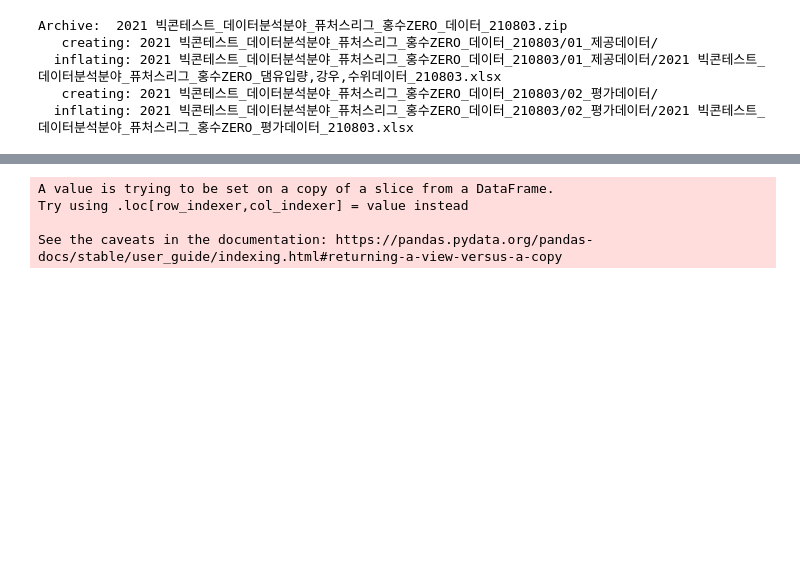
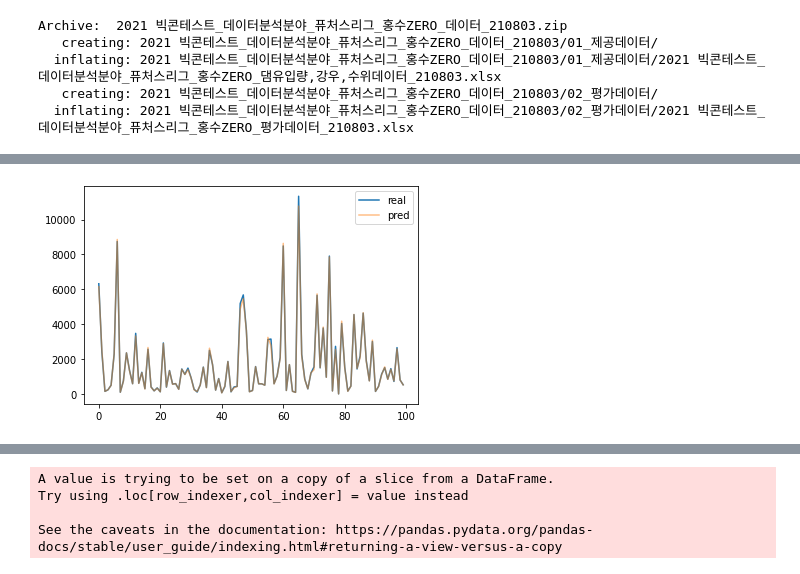
Before and after one commit to Sejong-Kaggle-Challengers/MAIN, a Jupyter notebook: [19-빅콘테스트]/황창현_홍수(최종).ipynb, the cells around one changed output, grey strips where cells are left out. Saved outputs shown, nothing was run; the diff lists cells and outputs as text; code cells hidden in the pictures; blank space fills up the shorter version.

```diff
--- a/[19-빅콘테스트]/황창현_홍수(최종).ipynb
+++ b/[19-빅콘테스트]/황창현_홍수(최종).ipynb
@@ -15,0 +114,14 @@ import seaborn as sns
+# %%
+knn_model=KNeighborsRegressor(n_neighbors = 2)
+
+knn_model.fit(X,y)
+
+pred=knn_model.predict(x_test)
+
+plt.figure()
+plt.plot(y_test[:100],label='real')
+plt.plot(pred[:100],label='pred', alpha=0.5)
+plt.legend()
+plt.show()
+# %% [output]
+[figure, added]
```
Also changed, not shown: parts of 25 cells of this notebook.
